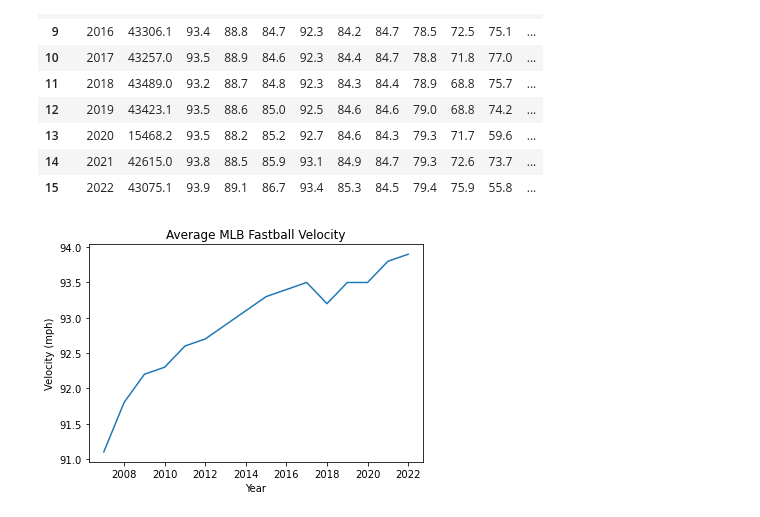
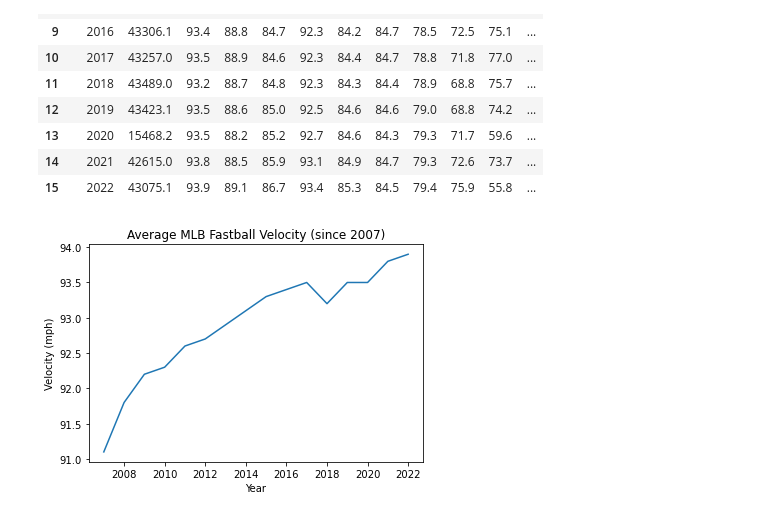
Before and after one commit to amcclure0/All_Rise_Project1, a Jupyter notebook: testing.ipynb, the cells around one changed output. Cells and saved outputs as stored; diff of their text form; code cells hidden in the pictures.

```diff
--- a/testing.ipynb
+++ b/testing.ipynb
@@ -227,9 +206,9 @@ mlb_velocity_df
 | 15 | 2022 | 43075.1 | 93.9 | 89.1 | 86.7 | 93.4 | 85.3 | 84.5 | 79.4 | 75.9 | 55.8 | ... |
 # %%
 plt.plot(mlb_velocity_df["Season"], mlb_velocity_df["vFA"])
-plt.title("Average MLB Fastball Velocity")
+plt.title("Average MLB Fastball Velocity (since 2007)")
 plt.xlabel("Year")
 plt.ylabel("Velocity (mph)")
 plt.show()
 # %% [output]
-[figure, old version]
+[figure, new version]
```
Also changed, not shown: parts of 15 cells of this notebook.
